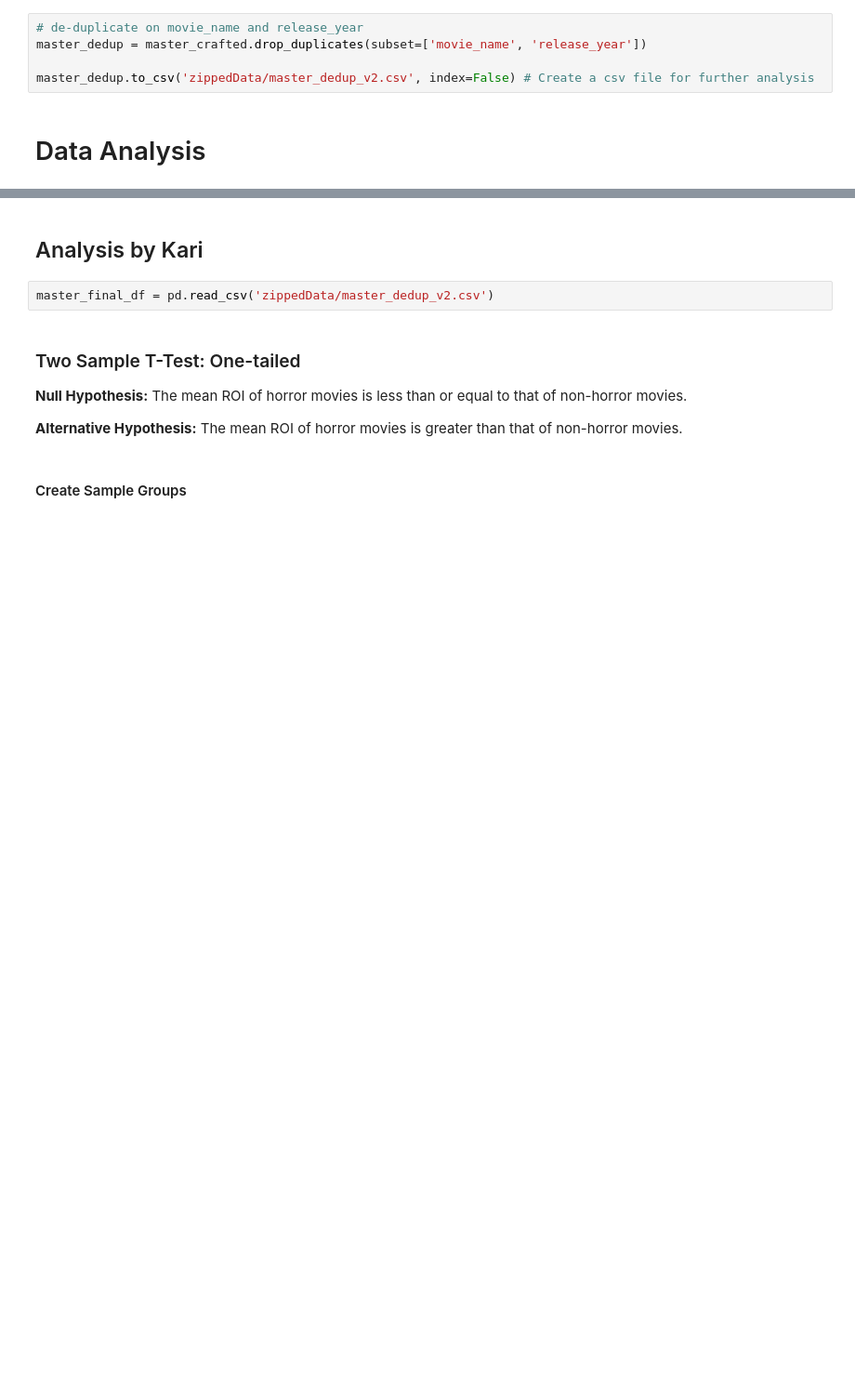
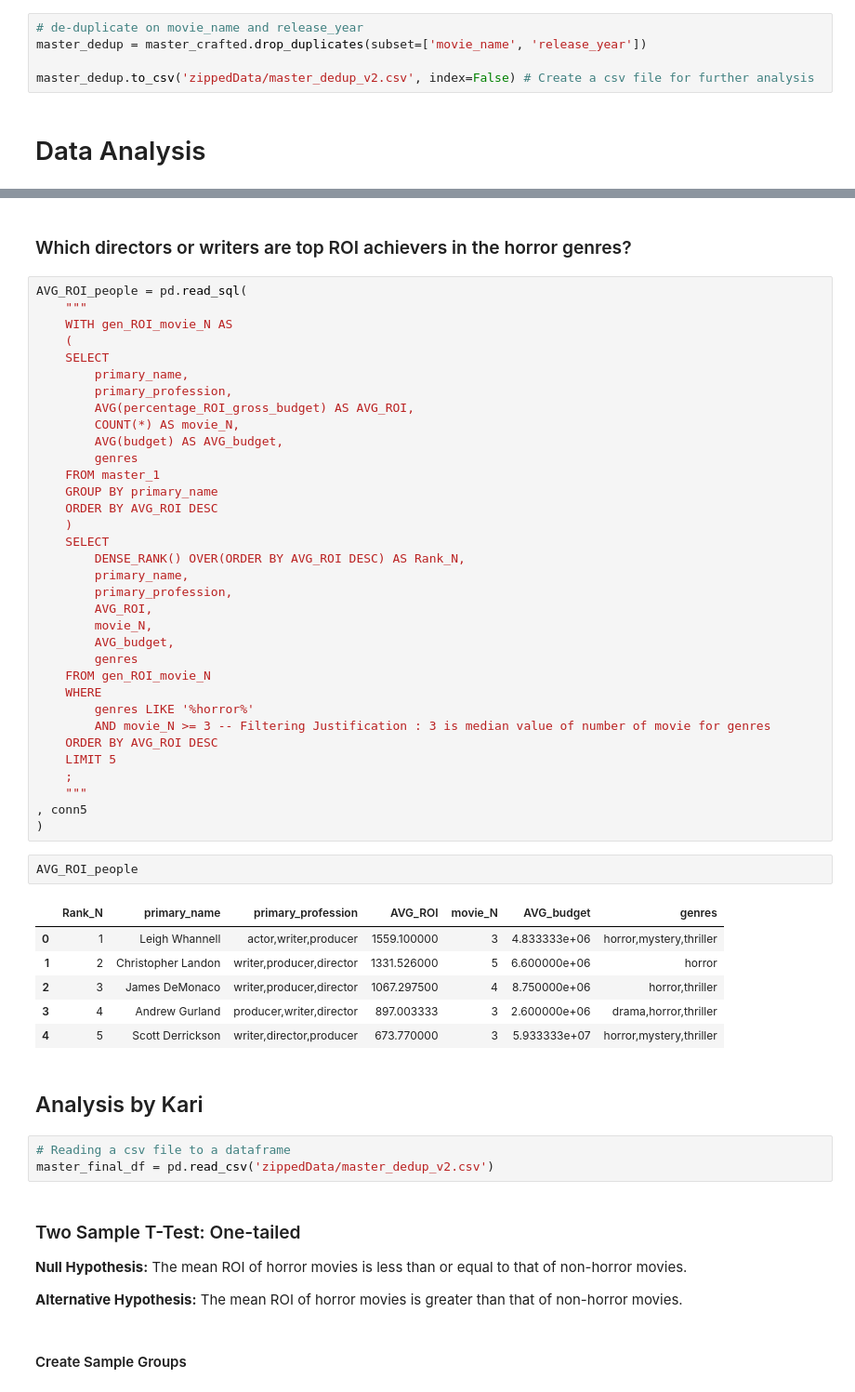
Before and after one commit to kkprim/Linear-Regression-Movie-ROI, a Jupyter notebook: master.ipynb, the cells around one changed output, grey strips where cells are left out. Shown at 93% size. Cells and saved outputs as stored; diff of their text form; blank space fills up the shorter version.

```diff
--- a/master.ipynb
+++ b/master.ipynb
@@ -181,6 +531,52 @@ master_dedup.to_csv('zippedData/master_dedup_v2.csv', index=False) # Create a cs
+# %% [markdown]
+### Which directors or writers are top ROI achievers in the horror genres?
+# %%
+AVG_ROI_people = pd.read_sql(
+    """
+    WITH gen_ROI_movie_N AS
+    (
+    SELECT
+        primary_name,
+        primary_profession,
+        AVG(percentage_ROI_gross_budget) AS AVG_ROI,
+        COUNT(*) AS movie_N,
+        AVG(budget) AS AVG_budget,
+        genres
+    FROM master_1
+    GROUP BY primary_name
+    ORDER BY AVG_ROI DESC
+    )
+    SELECT
+        DENSE_RANK() OVER(ORDER BY AVG_ROI DESC) AS Rank_N,
+        primary_name,
+        primary_profession,
+        AVG_ROI,
+        movie_N,
+        AVG_budget,
+        genres
+    FROM gen_ROI_movie_N
+    WHERE
+        genres LIKE '%horror%'
+        AND movie_N >= 3 -- Filtering Justification : 3 is median value of number of movie for genres
+    ORDER BY AVG_ROI DESC
+    LIMIT 5
+    ;
+    """
+, conn5
+)
+# %%
+AVG_ROI_people
+# %% [output]
+|  | Rank_N | primary_name | primary_profession | AVG_ROI | movie_N | AVG_budget | genres |
+| 0 | 1 | Leigh Whannell | actor,writer,producer | 1559.100000 | 3 | 4.833333e+06 | horror,mystery,thriller |
+| 1 | 2 | Christopher Landon | writer,producer,director | 1331.526000 | 5 | 6.600000e+06 | horror |
+| 2 | 3 | James DeMonaco | writer,producer,director | 1067.297500 | 4 | 8.750000e+06 | horror,thriller |
+| 3 | 4 | Andrew Gurland | producer,writer,director | 897.003333 | 3 | 2.600000e+06 | drama,horror,thriller |
+| 4 | 5 | Scott Derrickson | writer,director,producer | 673.770000 | 3 | 5.933333e+07 | horror,mystery,thriller |
 # %% [markdown]
 ## Analysis by Kari
 # %%
+# Reading a csv file to a dataframe
 master_final_df = pd.read_csv('zippedData/master_dedup_v2.csv')
 # %% [markdown]
 ### Two Sample T-Test: One-tailed
```
Also changed, not shown: parts of 70 cells of this notebook.
